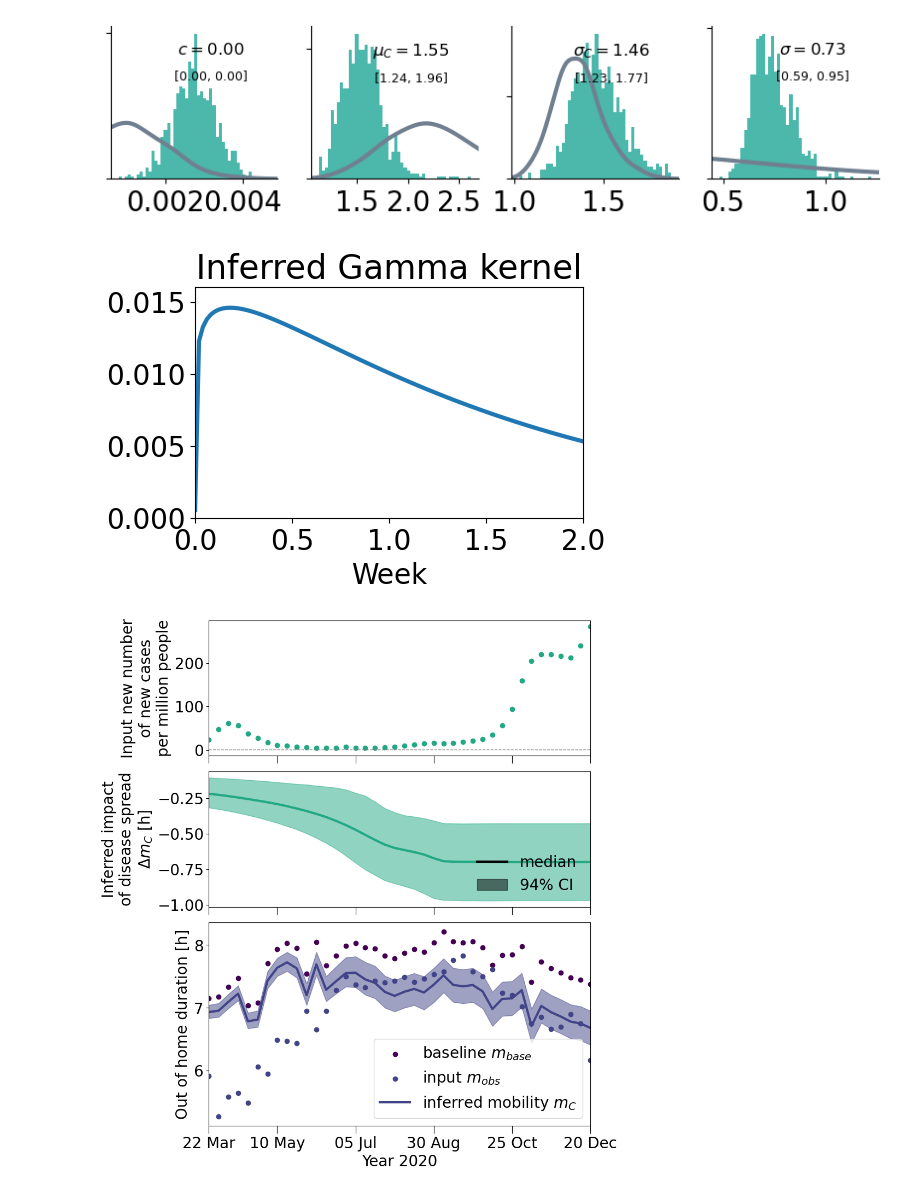
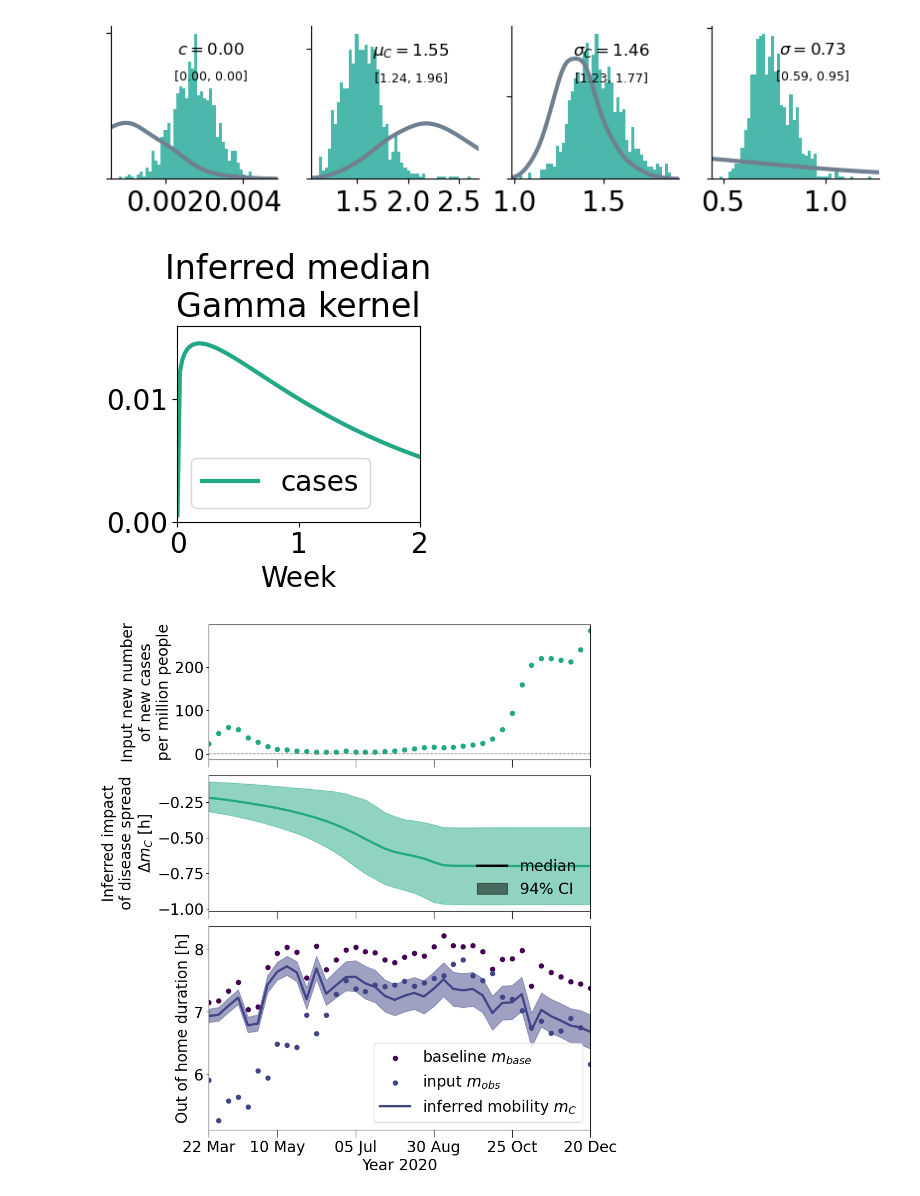
Before and after one commit to Priesemann-Group/mobility_inference, a Jupyter notebook: model.ipynb, the cells around one changed output. Cells and saved outputs as stored; diff of their text form; code cells hidden in the pictures.

Commit message:
gamma kernel plotting function

```diff
--- a/model.ipynb
+++ b/model.ipynb
@@ -572,6 +588,35 @@ def format_x_axis(ax_in, x_in, last=False):
 # %%
 # convert dates to datetime
 dates = pd.to_datetime(mobility_dates_2020)
+# %%
+# plotting functions
+
+## plot Gamma distribution with inferred mean and standard deviation
+def plot_gamma_kernel(trace_in, tag_in, *dict_in):
+    fig, ax = plt.subplots(1, 1, figsize=(5, 4))
+
+    # prepare
+    max_x = 2
+    x = np.linspace(0, max_x, 100)
+    ys = []
+
+    # plot
+    for dic in dict_in:
+        y = cov19.model._utility.tt_gamma(x,
+                                          mu=np.median(trace_in.posterior[dic['mu']]),
+                                          sigma=np.median(trace_in.posterior[dic['sigma']])
+                                          ).eval()
+        ys.append(y)
+        ax.plot(x, y, linewidth=3, label=dic["label"], color=dic["color"])
+
+    # format
+    ax.set_xlabel("Week")
+    ax.set_title("Inferred median\nGamma kernel")
+    ax.set_xlim(0, max_x)
+    ax.set_ylim(0, 1.1*np.max(np.array(ys)))
+    ax.legend()
+    fig.tight_layout()
+    fig.savefig(f"figures/gamma_kernel_{tag_in}.png")
 # %% [markdown]
 ## Cases
 # %%
@@ -615,20 +660,10 @@ INFO     [pymc] Sampling: [sigma_C]
 Sampling: [sigma]
 INFO     [pymc] Sampling: [sigma]
 [figure]
-# %%
-# plot Gamma distribution with inferred mean and standard deviation
-fig, ax = plt.subplots(1, 1, figsize=(5, 3))
-max_x = 2
-x = np.linspace(0, max_x, 100)
-y = cov19.model._utility.tt_gamma(x, mu=np.median(C_trace.posterior['mu_C']), sigma=np.median(C_trace.posterior['sigma_C'])).eval()
-ax.plot(x, y, linewidth=3)
-ax.set_xlabel("Week")
-ax.set_title("Inferred Gamma kernel")
-ax.set_xlim(0, max_x)
-ax.set_ylim(0, 1.1*np.max(y))
-fig.savefig(f"figures/{tag}_gamma_kernel.png", dpi=300, bbox_inches="tight")
-# %% [output]
-[figure, removed]
+# %%
+plot_gamma_kernel(C_trace, tag, {"mu": "mu_C", "sigma": "sigma_C", "label": "cases", "color": color_C})
+# %% [output]
+[figure, added]
 # %%
 fig, axs = plt.subplots(3, 1, figsize=(9, 12), height_ratios=[2, 2, 3], sharex=True)
 
```
Also changed, not shown: parts of 16 cells of this notebook, 5 other files.
